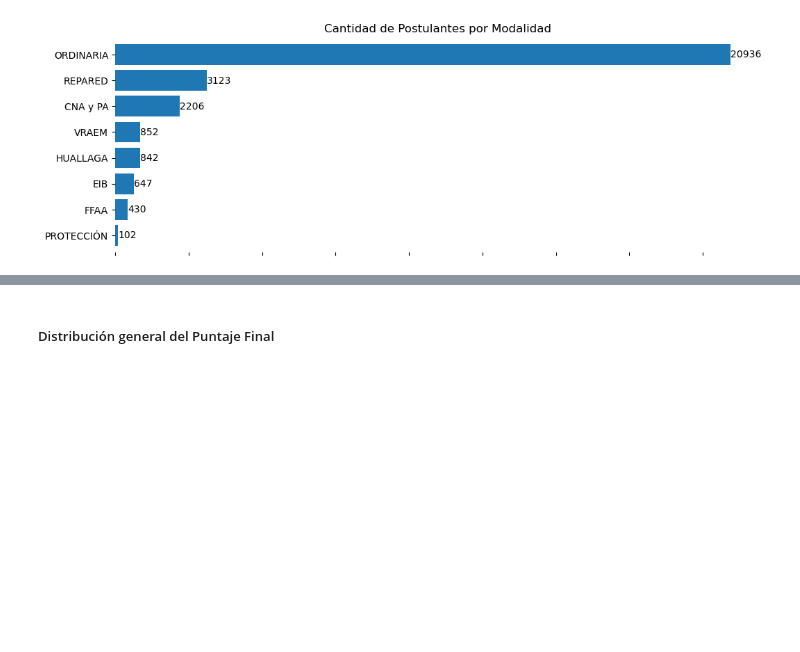
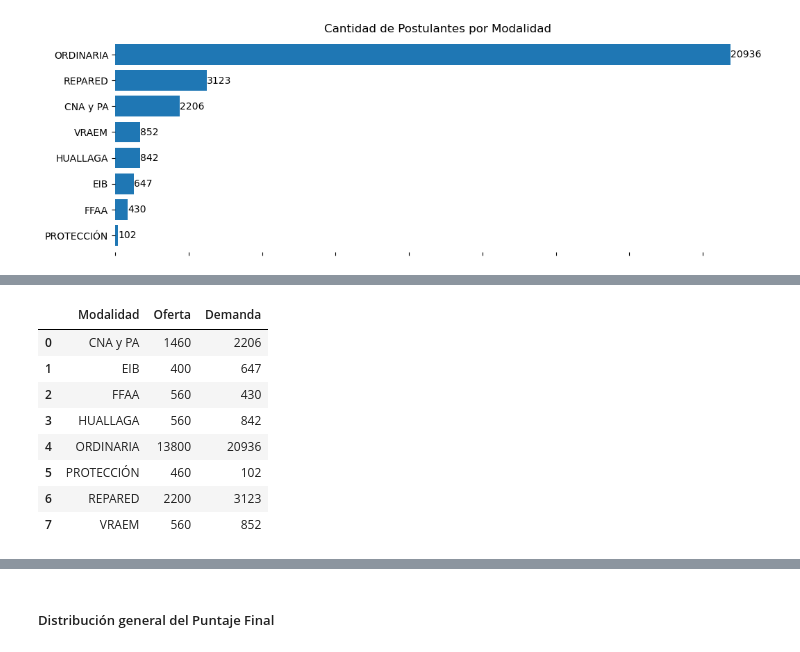
Before and after one commit to wreyesa/AnalisisBeca18, a Jupyter notebook: analysis.ipynb, the cells around one changed output, grey strips where cells are left out. Drawn from its saved outputs; the diff is of its cells as text; code cells hidden in the pictures; blank space fills up the shorter version.

```diff
--- a/analysis.ipynb
+++ b/analysis.ipynb
@@ -77,0 +110,30 @@ De acuerdo a los postulantes por tipo de modalidad, se observa que la mayor part
+# %%
+# Agrupar por MODALIDAD y calcular la suma de cada grupo
+of_sum = oferta.groupby(by='MODALIDAD').sum()
+
+# Ordenar por la columna TOTAL en orden descendente
+of_mod_ordenado = of_sum.sort_values(by='MODALIDAD')
+
+# Selecciona solo la columna TOTAL
+of_mod_series = of_mod_ordenado['TOTAL']
+
+# Cuenta postulantes por modalidad
+dm_mod_series = data['MODALIDAD'].value_counts().sort_values(ascending=False)
+
+# Convertir las series en DataFrames y pasando el indice a columna
+of_mod = of_mod_series.to_frame().reset_index(drop=False, inplace=False)
+dm_mod = dm_mod_series.to_frame().reset_index(drop=False, inplace=False)
+# %%
+df_combined = of_mod.merge(dm_mod, how='inner', on='MODALIDAD')
+df_combined.columns = ['Modalidad','Oferta','Demanda']
+df_combined
+# %% [output]
+|  | Modalidad | Oferta | Demanda |
+| 0 | CNA y PA | 1460 | 2206 |
+| 1 | EIB | 400 | 647 |
+| 2 | FFAA | 560 | 430 |
+| 3 | HUALLAGA | 560 | 842 |
+| 4 | ORDINARIA | 13800 | 20936 |
+| 5 | PROTECCIÓN | 460 | 102 |
+| 6 | REPARED | 2200 | 3123 |
+| 7 | VRAEM | 560 | 852 |
```
Also changed, not shown: parts of 20 cells of this notebook, 2 other files.
